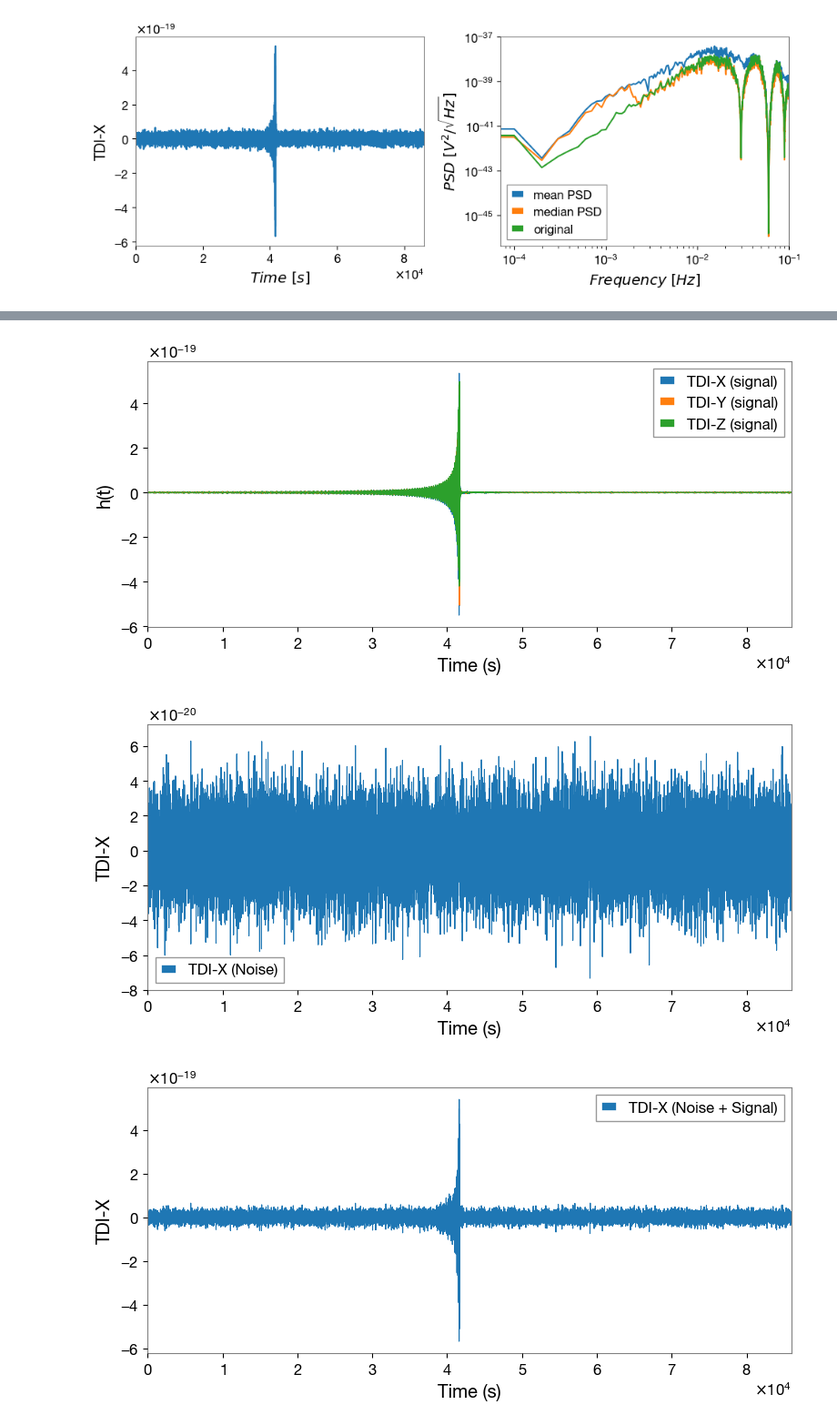
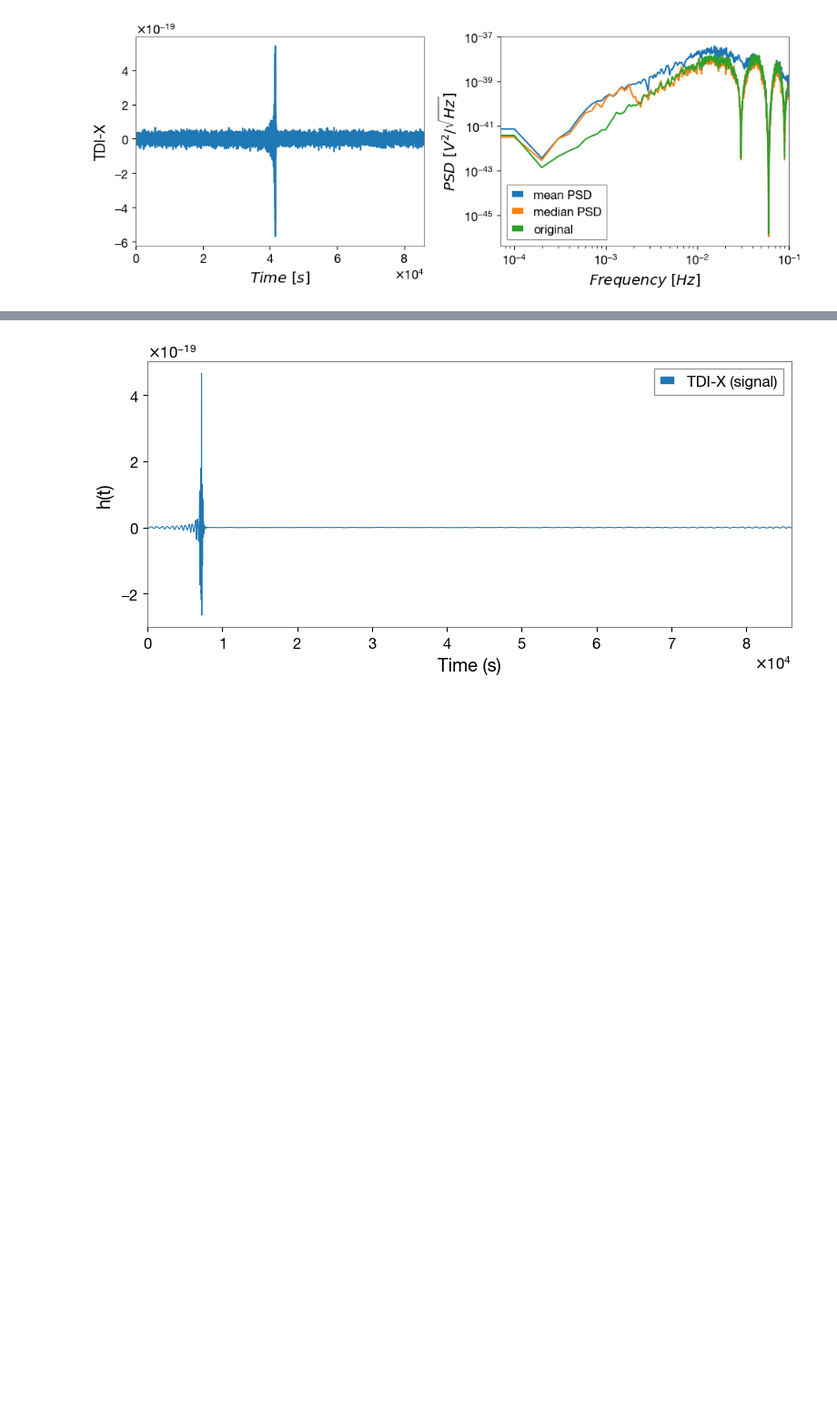
Before and after one commit to AkmDgreat/AkshatLISA, a Jupyter notebook: AkshatLISA/notebooks/injecting_mbbh.ipynb, the cells around one changed output, grey strips where cells are left out. Shown at 91% size. Drawn from its saved outputs; the diff is of its cells as text; code cells hidden in the pictures; blank space fills up the shorter version.

Commit message:
drew plots and figured out median-estimation mismatch at lower freqencies with MBBH signal

```diff
--- a/AkshatLISA/notebooks/injecting_mbbh.ipynb
+++ b/AkshatLISA/notebooks/injecting_mbbh.ipynb
@@ -446,55 +406,29 @@ plot(
 # %%
 # Generate and plot signal
 t_mbbh, hX, hY, hZ = lisa_mbbh_strain(
-    m1=1e5, m2=5e4,
+    m1=1e6, m2=5e5,
     a1=0.2, a2=0.4,
     dist=18e3 * PC_SI * 1e6,
     phi_ref=0.0,
     f_ref=0.0,
-    inc=np.pi/3,
-    lam=np.pi/5,
+    inc=np.pi/3, # inc=np.pi/3,
+    lam=np.pi/5, # lam=np.pi/5,
     beta=np.pi/4,
-    psi=np.pi/6,
+    psi=np.pi/6, # psi=np.pi/6,
     N=17200,
-    t_ref=0.5 * YRSID_SI,
+    t_ref=0.3 * YRSID_SI,
     dt=5.0
 )
 
 plt.figure(figsize=(8,4))
 plt.plot(t_mbbh, hX, lw=0.8, label='TDI-X (signal)')
-plt.plot(t_mbbh, hY, lw=0.8, label='TDI-Y (signal)')
-plt.plot(t_mbbh, hZ, lw=0.8, label='TDI-Z (signal)')
 plt.xlabel('Time (s)')
 plt.ylabel('h(t)')
 plt.xlim(t_mbbh[0], t_mbbh[-1])
+# plt.xlim(35000, 44000)
 plt.grid(False)
 plt.legend(); plt.tight_layout(); plt.show()
 
-
-# Generate and plot noise
-tdi_path = getTdiPath('glitch_1.h5')
-tdi_noise, fs, t = readTdi(tdi_path)
-
-plt.figure(figsize=(8,4))
-plt.plot(t, tdi_noise, lw=0.8, label='TDI-X (Noise)')
-plt.xlabel('Time (s)')
-plt.ylabel('TDI-X')
-plt.xlim(t[0], t[-1])
-plt.grid(False)
-plt.legend(); plt.tight_layout(); plt.show()
-
-
-# plot noise + signal
-signal_and_noise = tdi_noise+hX
-plt.figure(figsize=(8,4))
-plt.plot(t, signal_and_noise, lw=0.8, label='TDI-X (Noise + Signal)')
-plt.xlabel('Time (s)')
-plt.ylabel('TDI-X')
-plt.xlim(t[0], t[-1])
-plt.grid(False)
-# plt.xlim(50000, 56000)
-plt.legend(); plt.tight_layout(); plt.show()
+# 15779074.881772801
 # %% [output]
-[figure, old version]
+[figure, new version]
-[figure, removed]
-[figure, removed]
```
Also changed, not shown: parts of 10 cells of this notebook.
